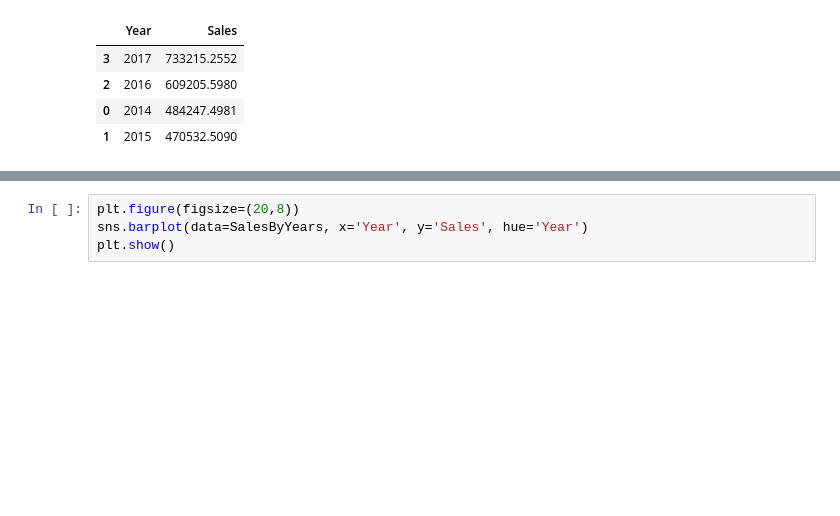
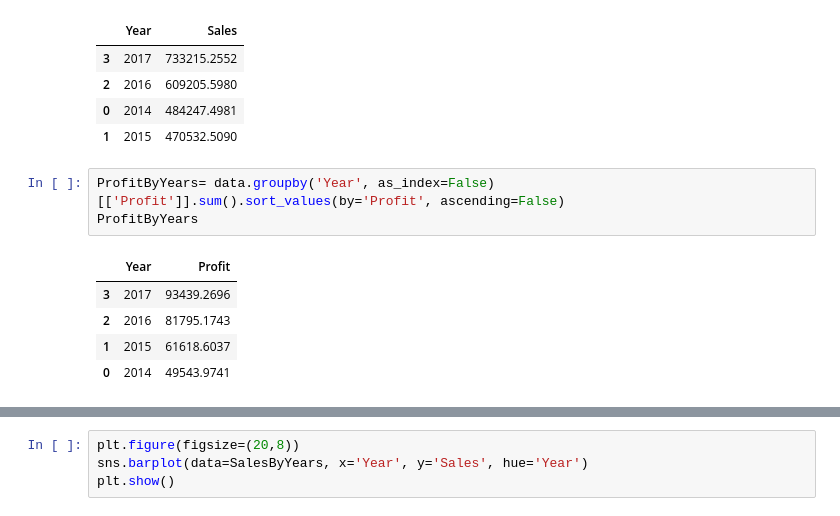
Before and after one commit to Saleh-Ahmed-Saleh/Superstore-Data-Analysis, a Jupyter notebook: Superstore Data Analysis.ipynb, the cells around one changed output, grey strips where cells are left out. Drawn from its saved outputs; the diff is of its cells as text; blank space fills up the shorter version.

```diff
--- a/Superstore Data Analysis.ipynb
+++ b/Superstore Data Analysis.ipynb
@@ -309,3 +363,12 @@ SalesByYears
 | 2 | 2016 | 609205.5980 |
 | 0 | 2014 | 484247.4981 |
 | 1 | 2015 | 470532.5090 |
+# %%
+ProfitByYears= data.groupby('Year', as_index=False)[['Profit']].sum().sort_values(by='Profit', ascending=False)
+ProfitByYears
+# %% [output]
+|  | Year | Profit |
+| 3 | 2017 | 93439.2696 |
+| 2 | 2016 | 81795.1743 |
+| 1 | 2015 | 61618.6037 |
+| 0 | 2014 | 49543.9741 |
```
Also changed, not shown: parts of 19 cells of this notebook.
